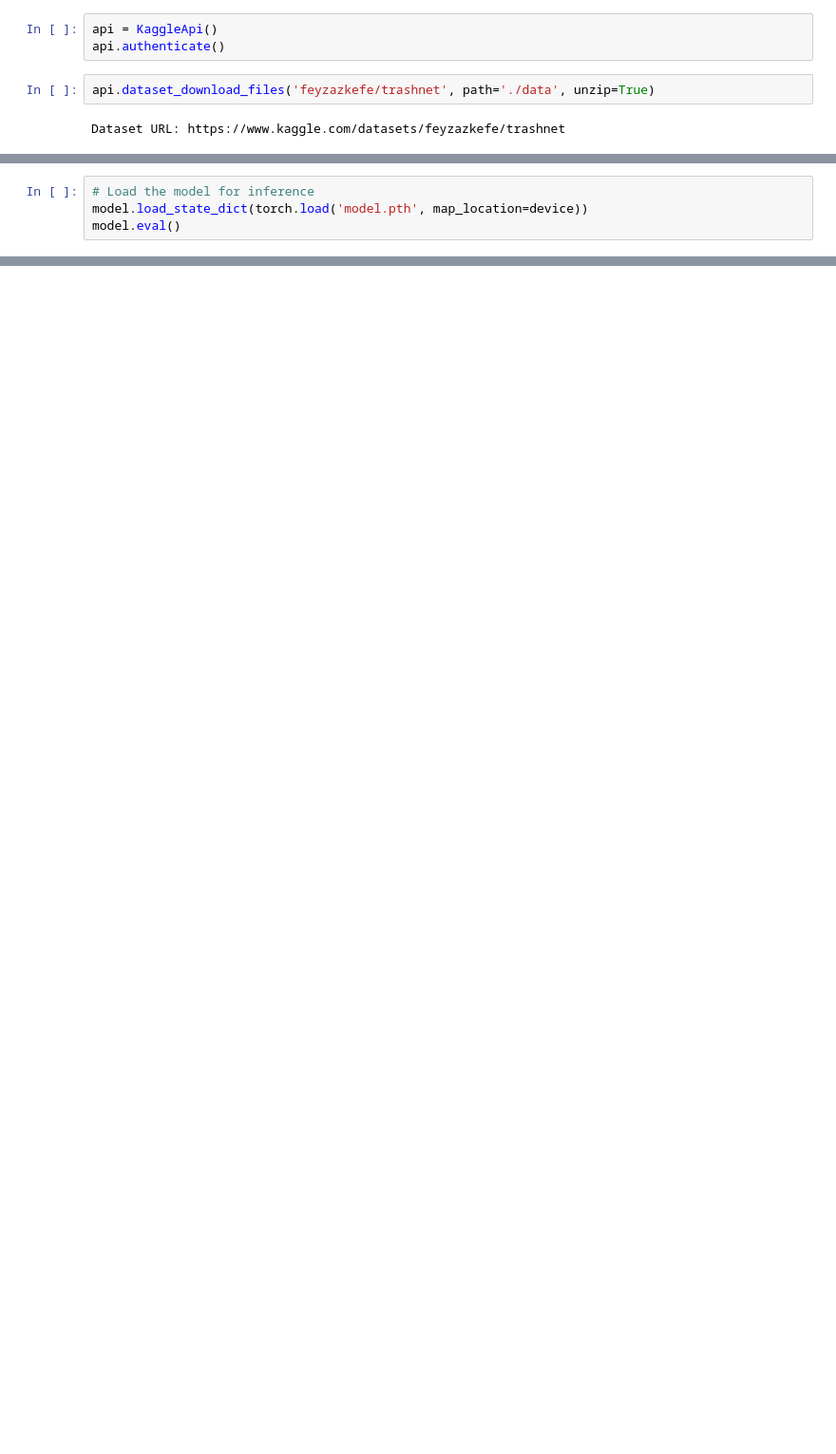
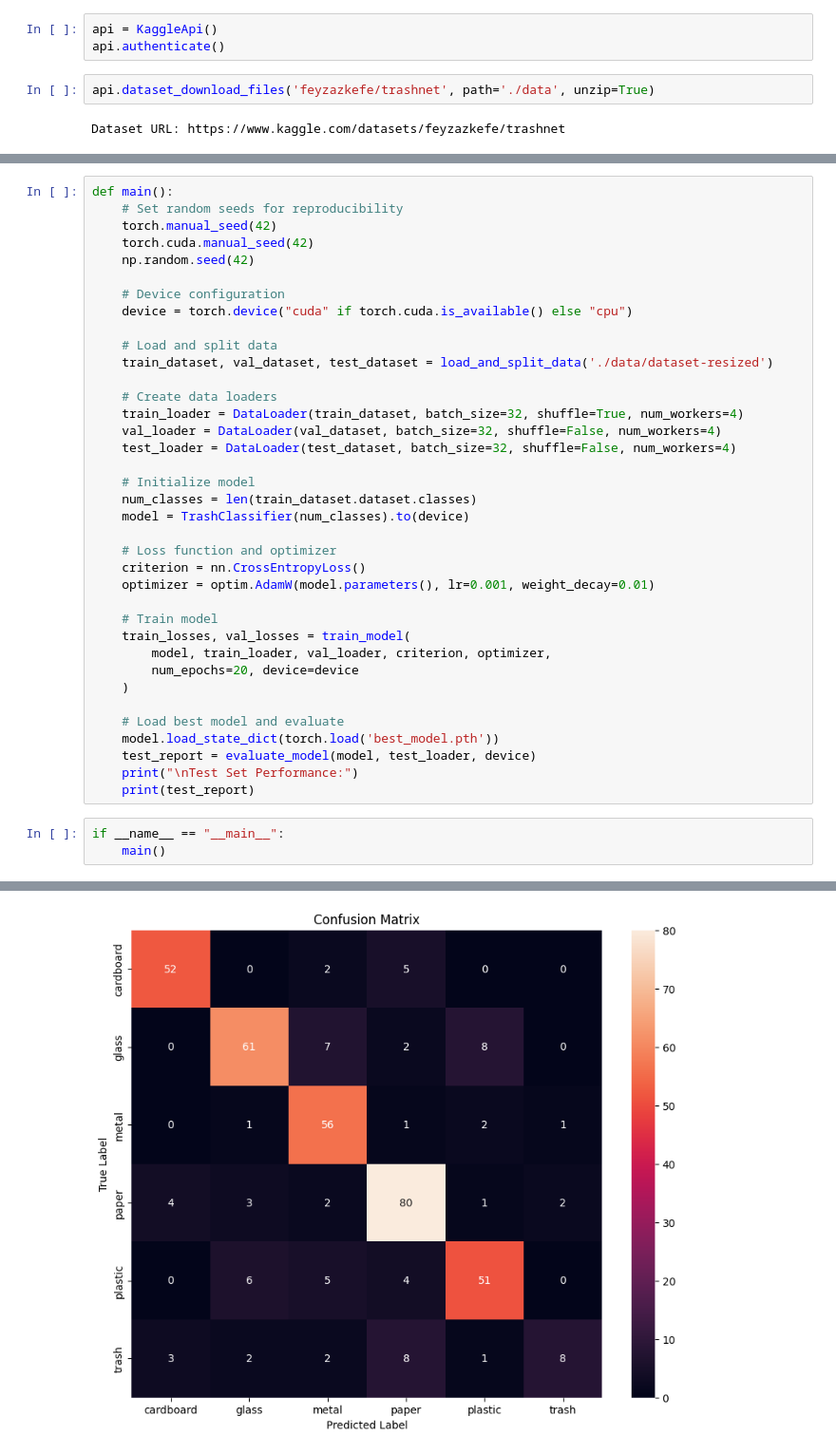
Before and after one commit to zuhairm2001/trash-or-not, a Jupyter notebook: experiments/pytorchImplementation.ipynb, the cells around one changed output, grey strips where cells are left out. Shown at 95% size. Drawn from its saved outputs; the diff is of its cells as text; blank space fills up the shorter version.

Commit message:
new changes to pytorch model to address model issues

```diff
--- a/experiments/pytorchImplementation.ipynb
+++ b/experiments/pytorchImplementation.ipynb
@@ -78,4 +140,0 @@ torch.save(model.state_dict(), 'model.pth')
-# %%
-# Load the model for inference
-model.load_state_dict(torch.load('model.pth', map_location=device))
-model.eval()
@@ -115,0 +171,41 @@ Prediction for test image: 0
+# %%
+def main():
+    # Set random seeds for reproducibility
+    torch.manual_seed(42)
+    torch.cuda.manual_seed(42)
+    np.random.seed(42)
+
+    # Device configuration
+    device = torch.device("cuda" if torch.cuda.is_available() else "cpu")
+
+    # Load and split data
+    train_dataset, val_dataset, test_dataset = load_and_split_data('./data/dataset-resized')
+
+    # Create data loaders
+    train_loader = DataLoader(train_dataset, batch_size=32, shuffle=True, num_workers=4)
+    val_loader = DataLoader(val_dataset, batch_size=32, shuffle=False, num_workers=4)
+    test_loader = DataLoader(test_dataset, batch_size=32, shuffle=False, num_workers=4)
+
+    # Initialize model
+    num_classes = len(train_dataset.dataset.classes)
+    model = TrashClassifier(num_classes).to(device)
+
+    # Loss function and optimizer
+    criterion = nn.CrossEntropyLoss()
+    optimizer = optim.AdamW(model.parameters(), lr=0.001, weight_decay=0.01)
+
+    # Train model
+    train_losses, val_losses = train_model(
+        model, train_loader, val_loader, criterion, optimizer,
+        num_epochs=20, device=device
+    )
+
+    # Load best model and evaluate
+    model.load_state_dict(torch.load('best_model.pth'))
+    test_report = evaluate_model(model, test_loader, device)
+    print("\nTest Set Performance:")
+    print(test_report)
+# %%
+if __name__ == "__main__":
+    main()
+# %% [output]
@@ -115,0 +229 @@ Prediction for test image: 0
+[figure, added]
```
Also changed, not shown: parts of 17 cells of this notebook, 1 other file.
